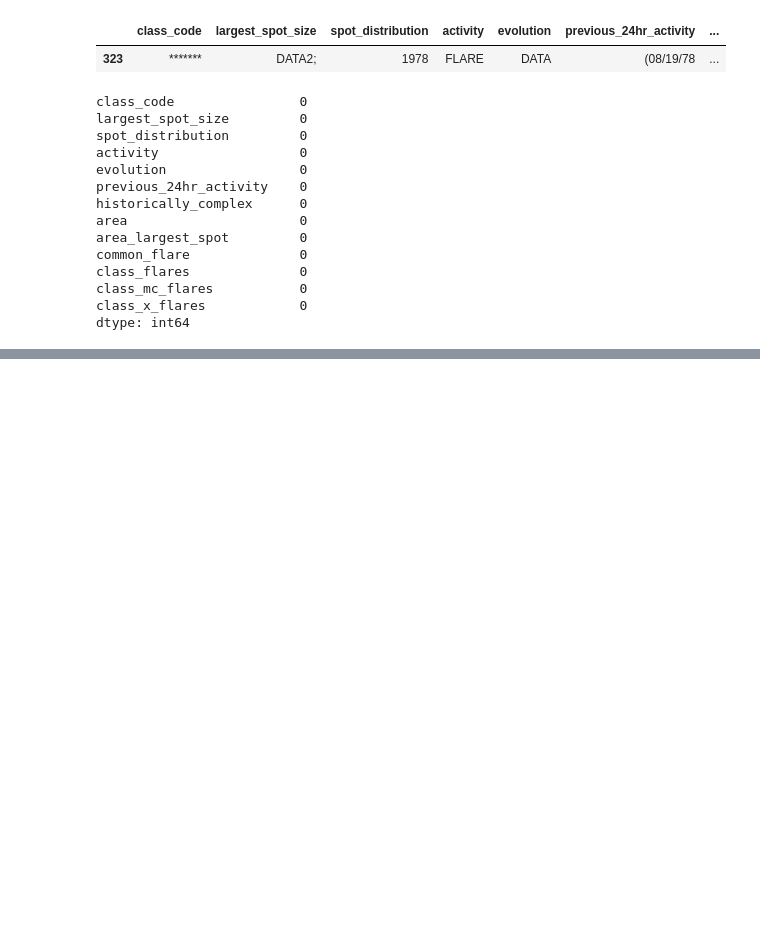
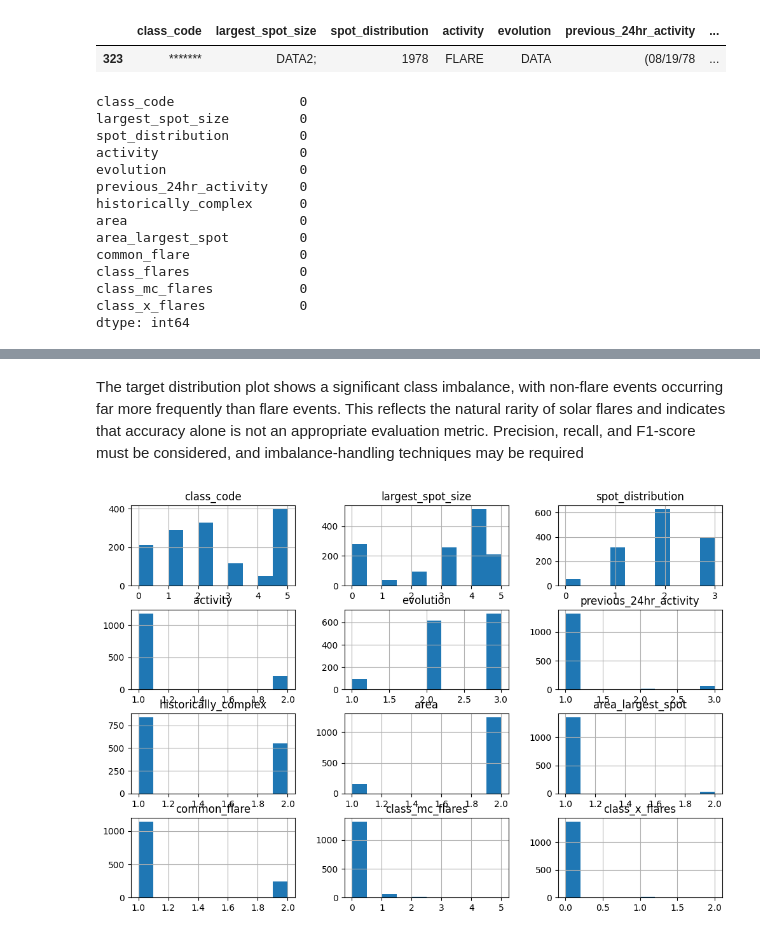
Before and after one commit to Sathwik061/RM_Project, a Jupyter notebook: EDA.ipynb, the cells around one changed output, grey strips where cells are left out. Drawn from its saved outputs; the diff is of its cells as text; code cells hidden in the pictures; blank space fills up the shorter version.

```diff
--- a/EDA.ipynb
+++ b/EDA.ipynb
@@ -140,0 +248,9 @@ df.to_csv('data-processed.csv')
+# %% [markdown]
+The target distribution plot shows a significant class imbalance, with non-flare events occurring far more frequently than flare events. This reflects the natural rarity of solar flares and indicates that accuracy alone is not an appropriate evaluation metric. Precision, recall, and F1-score must be considered, and imbalance-handling techniques may be required
+# %%
+# Feature Distribution
+
+x.hist(figsize=(12, 8))
+plt.show()
+# %% [output]
+[figure, added]
```
Also changed, not shown: parts of 13 cells of this notebook.
